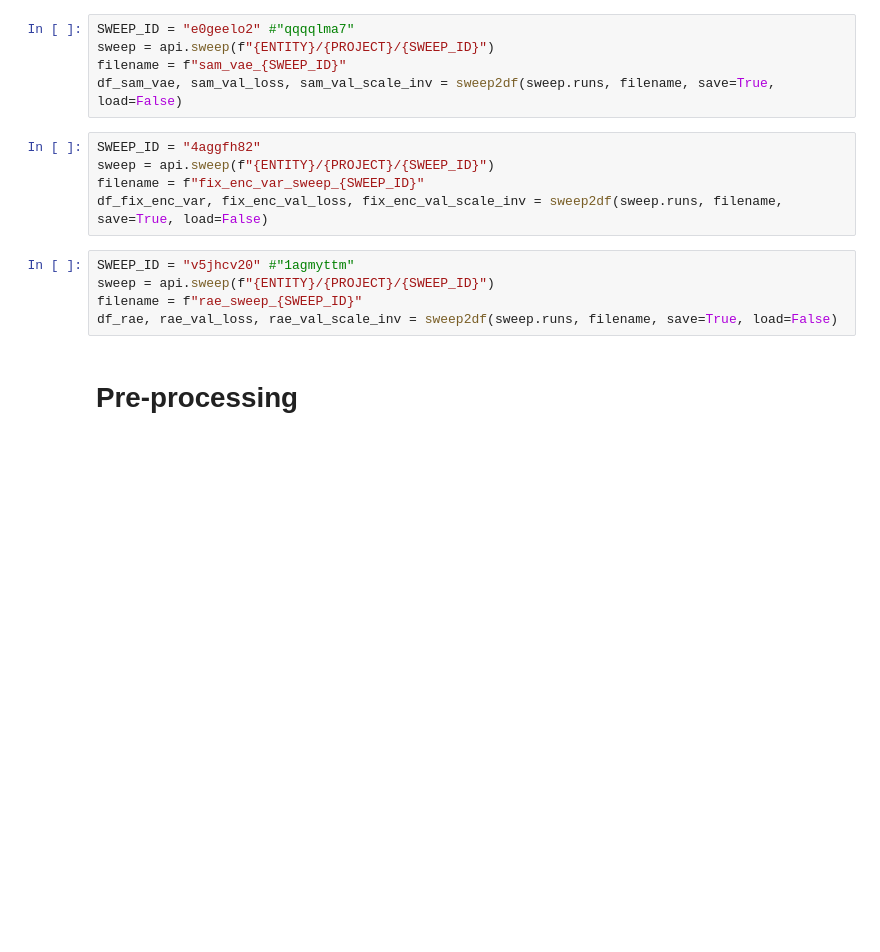
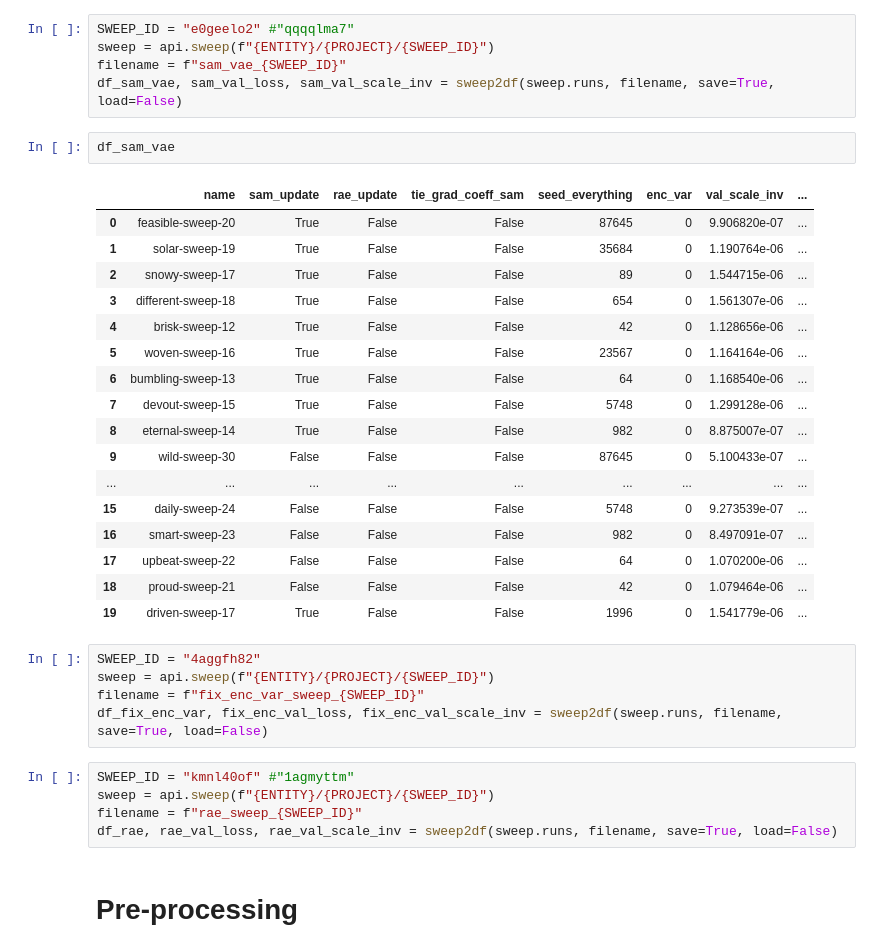
Before and after one commit to rpatrik96/vae-sam, a Jupyter notebook: analysis/figures.ipynb, the cells around one changed output. Drawn from its saved outputs; the diff is of its cells as text; blank space fills up the shorter version.

```diff
--- a/analysis/figures.ipynb
+++ b/analysis/figures.ipynb
@@ -41,13 +41,33 @@ SWEEP_ID = "e0geelo2" #"qqqqlma7"
 sweep = api.sweep(f"{ENTITY}/{PROJECT}/{SWEEP_ID}")
 filename = f"sam_vae_{SWEEP_ID}"
 df_sam_vae, sam_val_loss, sam_val_scale_inv = sweep2df(sweep.runs, filename, save=True, load=False)
+# %%
+df_sam_vae
+# %% [output]
+|  | name | sam_update | rae_update | tie_grad_coeff_sam | seed_everything | enc_var | val_scale_inv | ... |
+| 0 | feasible-sweep-20 | True | False | False | 87645 | 0 | 9.906820e-07 | ... |
+| 1 | solar-sweep-19 | True | False | False | 35684 | 0 | 1.190764e-06 | ... |
+| 2 | snowy-sweep-17 | True | False | False | 89 | 0 | 1.544715e-06 | ... |
+| 3 | different-sweep-18 | True | False | False | 654 | 0 | 1.561307e-06 | ... |
+| 4 | brisk-sweep-12 | True | False | False | 42 | 0 | 1.128656e-06 | ... |
+| 5 | woven-sweep-16 | True | False | False | 23567 | 0 | 1.164164e-06 | ... |
+| 6 | bumbling-sweep-13 | True | False | False | 64 | 0 | 1.168540e-06 | ... |
+| 7 | devout-sweep-15 | True | False | False | 5748 | 0 | 1.299128e-06 | ... |
+| 8 | eternal-sweep-14 | True | False | False | 982 | 0 | 8.875007e-07 | ... |
+| 9 | wild-sweep-30 | False | False | False | 87645 | 0 | 5.100433e-07 | ... |
+| ... | ... | ... | ... | ... | ... | ... | ... | ... |
+| 15 | daily-sweep-24 | False | False | False | 5748 | 0 | 9.273539e-07 | ... |
+| 16 | smart-sweep-23 | False | False | False | 982 | 0 | 8.497091e-07 | ... |
+| 17 | upbeat-sweep-22 | False | False | False | 64 | 0 | 1.070200e-06 | ... |
+| 18 | proud-sweep-21 | False | False | False | 42 | 0 | 1.079464e-06 | ... |
+| 19 | driven-sweep-17 | True | False | False | 1996 | 0 | 1.541779e-06 | ... |
 # %%
 SWEEP_ID = "4aggfh82"
 sweep = api.sweep(f"{ENTITY}/{PROJECT}/{SWEEP_ID}")
 filename = f"fix_enc_var_sweep_{SWEEP_ID}"
 df_fix_enc_var, fix_enc_val_loss, fix_enc_val_scale_inv = sweep2df(sweep.runs, filename, save=True, load=False)
 # %%
-SWEEP_ID = "v5jhcv20" #"1agmyttm"
+SWEEP_ID = "kmnl40of" #"1agmyttm"
 sweep = api.sweep(f"{ENTITY}/{PROJECT}/{SWEEP_ID}")
 filename = f"rae_sweep_{SWEEP_ID}"
 df_rae, rae_val_loss, rae_val_scale_inv = sweep2df(sweep.runs, filename, save=True, load=False)
```
Also changed, not shown: parts of 2 cells of this notebook, 1 other file.
